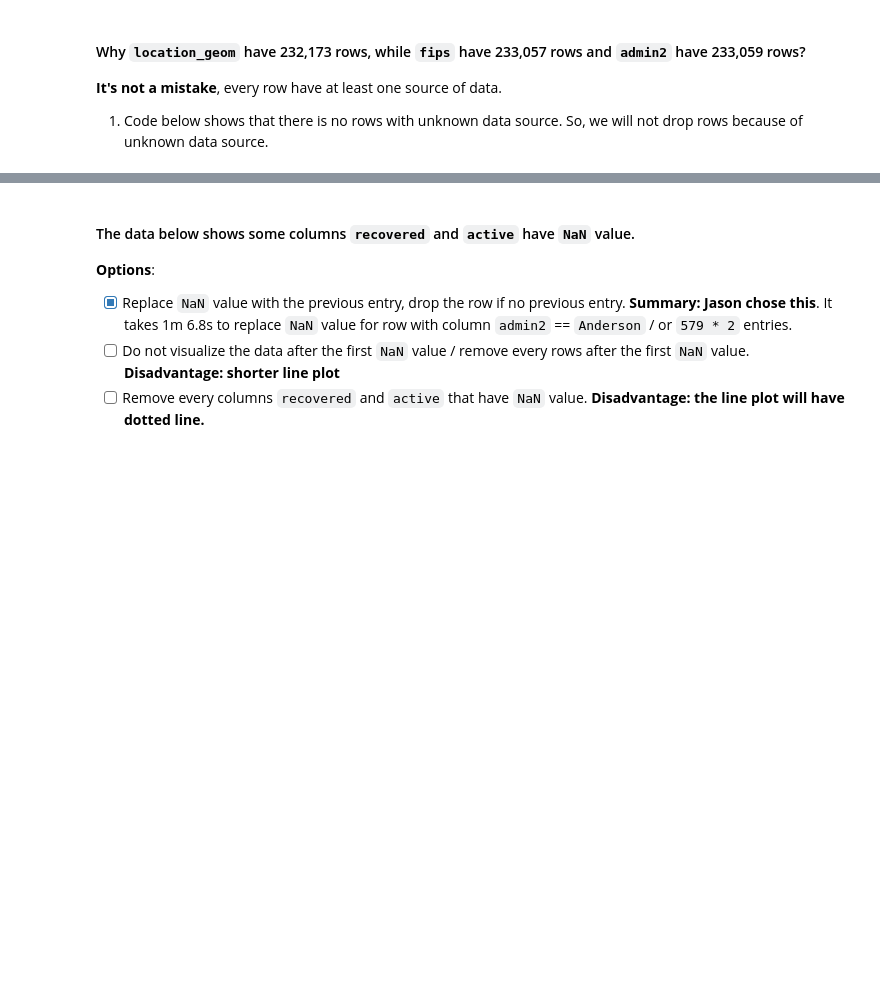
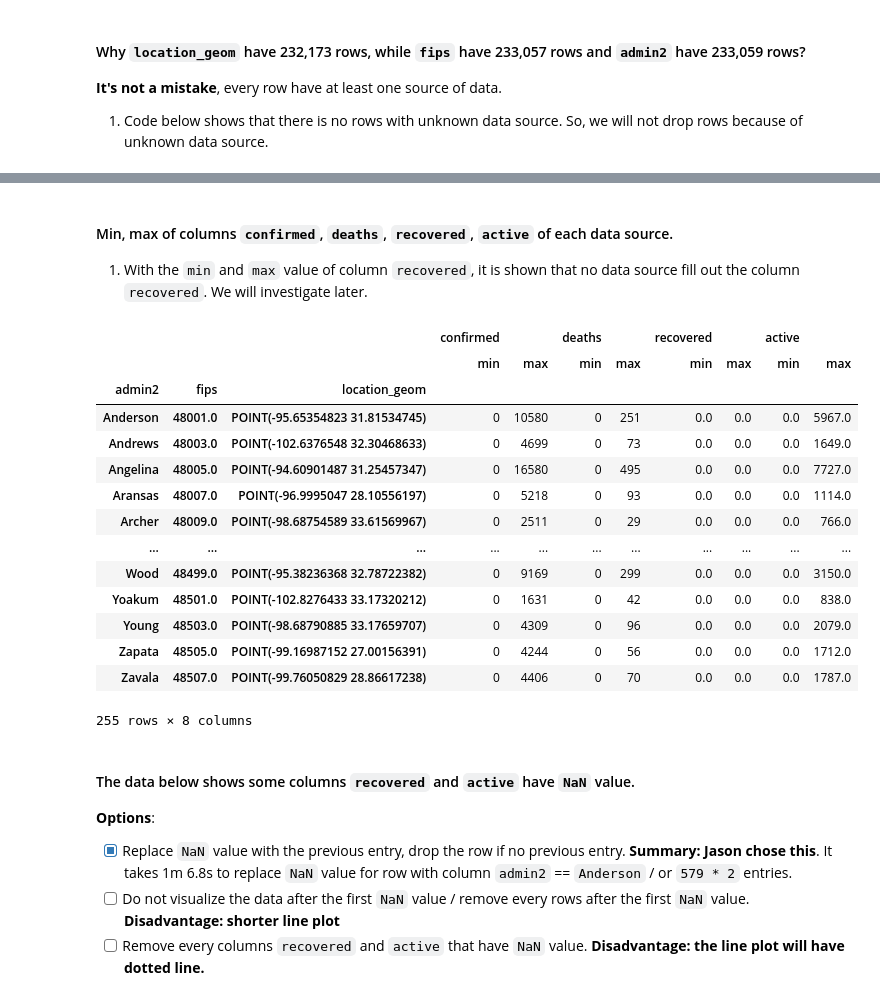
Before and after one commit to jasonrichdarmawan/p0-g1, a Jupyter notebook: h8dsft_P0W1_jason_rich_darmawan_onggo_putra.ipynb, the cells around one changed output, grey strips where cells are left out. Saved outputs shown, nothing was run; the diff lists cells and outputs as text; code cells hidden in the pictures; blank space fills up the shorter version.

Commit message:
add assignment rubic requirements

```diff
--- a/h8dsft_P0W1_jason_rich_darmawan_onggo_putra.ipynb
+++ b/h8dsft_P0W1_jason_rich_darmawan_onggo_putra.ipynb
@@ -206,6 +206,29 @@ no row with unkown source data True
 | location_geom |  |  |  |  |  |  |  |  | ... |
 | POINT(-97.563461 31.054487) | 1 | 1 | 1 | 1 | 1 | 1 | 1 | 1 | ... |
 | POINT(-97.5635 31.0545) | 11 | 11 | 11 | 11 | 11 | 11 | 11 | 11 | ... |
+# %% [markdown]
+#### Min, max of columns `confirmed`, `deaths`, `recovered`, `active` of each data source.
+
+1. With the `min` and `max` value of column `recovered`, it is shown that no data source fill out the column `recovered`. We will investigate later.
+# %%
+# assignment rubics requirement, `mampu melakukan pengelompokan datam inimal 3 kelompok`
+display(df.groupby(['admin2', 'fips', 'location_geom'])[['confirmed', 'deaths', 'recovered', 'active']].agg(['min', 'max']))
+# %% [output]
+|  |  |  | confirmed |  | deaths |  | recovered |  | active |  |
+|  |  |  | min | max | min | max | min | max | min | max |
+| admin2 | fips | location_geom |  |  |  |  |  |  |  |  |
+| Anderson | 48001.0 | POINT(-95.65354823 31.81534745) | 0 | 10580 | 0 | 251 | 0.0 | 0.0 | 0.0 | 5967.0 |
+| Andrews | 48003.0 | POINT(-102.6376548 32.30468633) | 0 | 4699 | 0 | 73 | 0.0 | 0.0 | 0.0 | 1649.0 |
+| Angelina | 48005.0 | POINT(-94.60901487 31.25457347) | 0 | 16580 | 0 | 495 | 0.0 | 0.0 | 0.0 | 7727.0 |
+| Aransas | 48007.0 | POINT(-96.9995047 28.10556197) | 0 | 5218 | 0 | 93 | 0.0 | 0.0 | 0.0 | 1114.0 |
+| Archer | 48009.0 | POINT(-98.68754589 33.61569967) | 0 | 2511 | 0 | 29 | 0.0 | 0.0 | 0.0 | 766.0 |
+| ... | ... | ... | ... | ... | ... | ... | ... | ... | ... | ... |
+| Wood | 48499.0 | POINT(-95.38236368 32.78722382) | 0 | 9169 | 0 | 299 | 0.0 | 0.0 | 0.0 | 3150.0 |
+| Yoakum | 48501.0 | POINT(-102.8276433 33.17320212) | 0 | 1631 | 0 | 42 | 0.0 | 0.0 | 0.0 | 838.0 |
+| Young | 48503.0 | POINT(-98.68790885 33.17659707) | 0 | 4309 | 0 | 96 | 0.0 | 0.0 | 0.0 | 2079.0 |
+| Zapata | 48505.0 | POINT(-99.16987152 27.00156391) | 0 | 4244 | 0 | 56 | 0.0 | 0.0 | 0.0 | 1712.0 |
+| Zavala | 48507.0 | POINT(-99.76050829 28.86617238) | 0 | 4406 | 0 | 70 | 0.0 | 0.0 | 0.0 | 1787.0 |
+255 rows × 8 columns
 # %% [markdown]
 #### The data below shows some columns `recovered` and `active` have `NaN` value.
 
```
Also changed, not shown: 1 other file.
